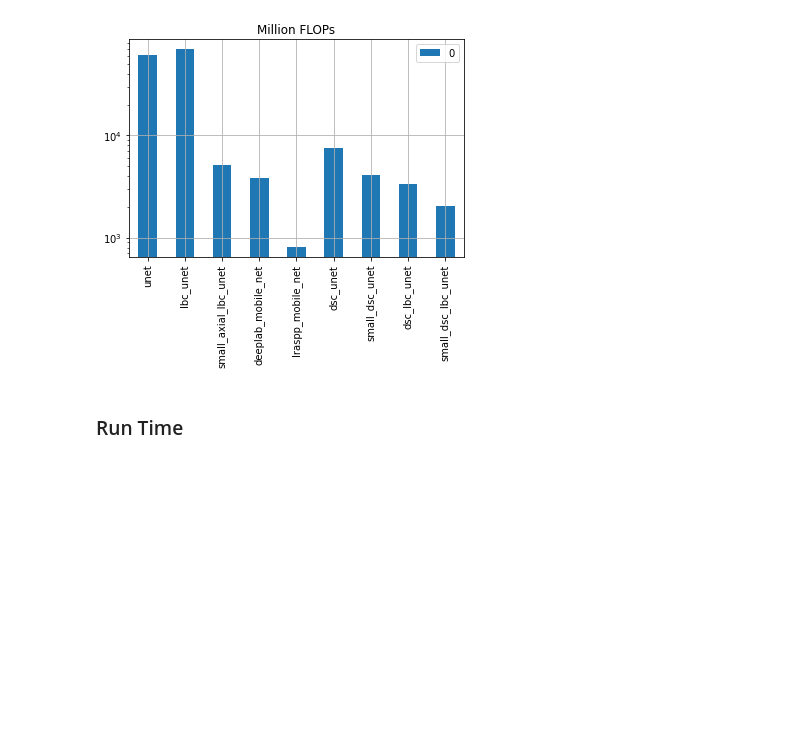
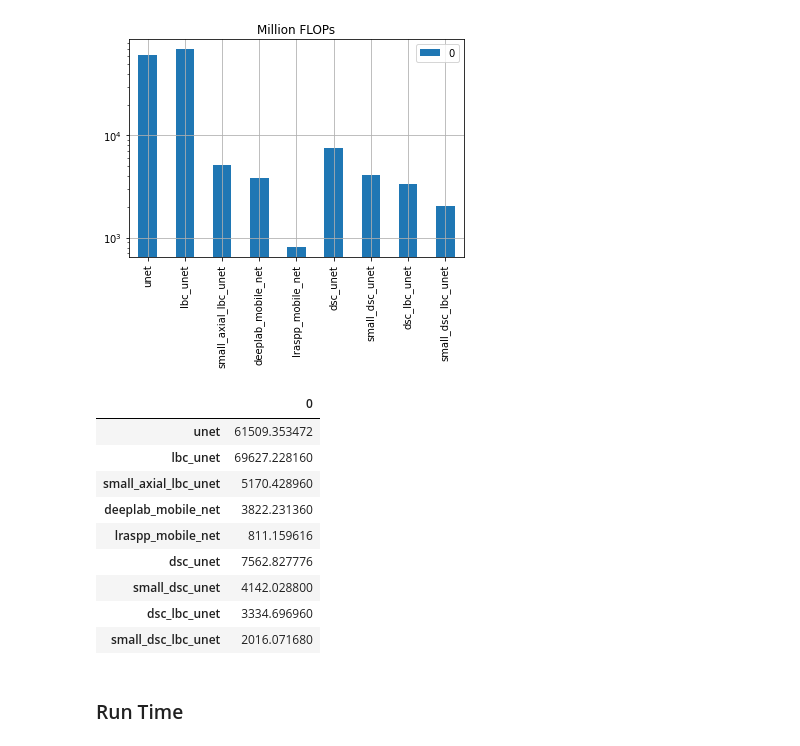
Before and after one commit to dansola/PGA-Net, a Jupyter notebook: notebooks/flops_vs_performance.ipynb, the cells around one changed output. Cells and saved outputs as stored; diff of their text form; code cells hidden in the pictures; blank space fills up the shorter version.

```diff
--- a/notebooks/flops_vs_performance.ipynb
+++ b/notebooks/flops_vs_performance.ipynb
@@ -201,6 +241,19 @@ ax = pd.DataFrame.from_dict(model_flop_dict, orient='index').plot.bar(title='Mil
 ax.grid();
 # %% [output]
 [figure]
+# %%
+pd.DataFrame.from_dict(model_flop_dict, orient='index')
+# %% [output]
+|  | 0 |
+| unet | 61509.353472 |
+| lbc_unet | 69627.228160 |
+| small_axial_lbc_unet | 5170.428960 |
+| deeplab_mobile_net | 3822.231360 |
+| lraspp_mobile_net | 811.159616 |
+| dsc_unet | 7562.827776 |
+| small_dsc_unet | 4142.028800 |
+| dsc_lbc_unet | 3334.696960 |
+| small_dsc_lbc_unet | 2016.071680 |
 # %% [markdown]
 ### Run Time
 # %%
```
Also changed, not shown: parts of 3 cells of this notebook, 34 other files.
